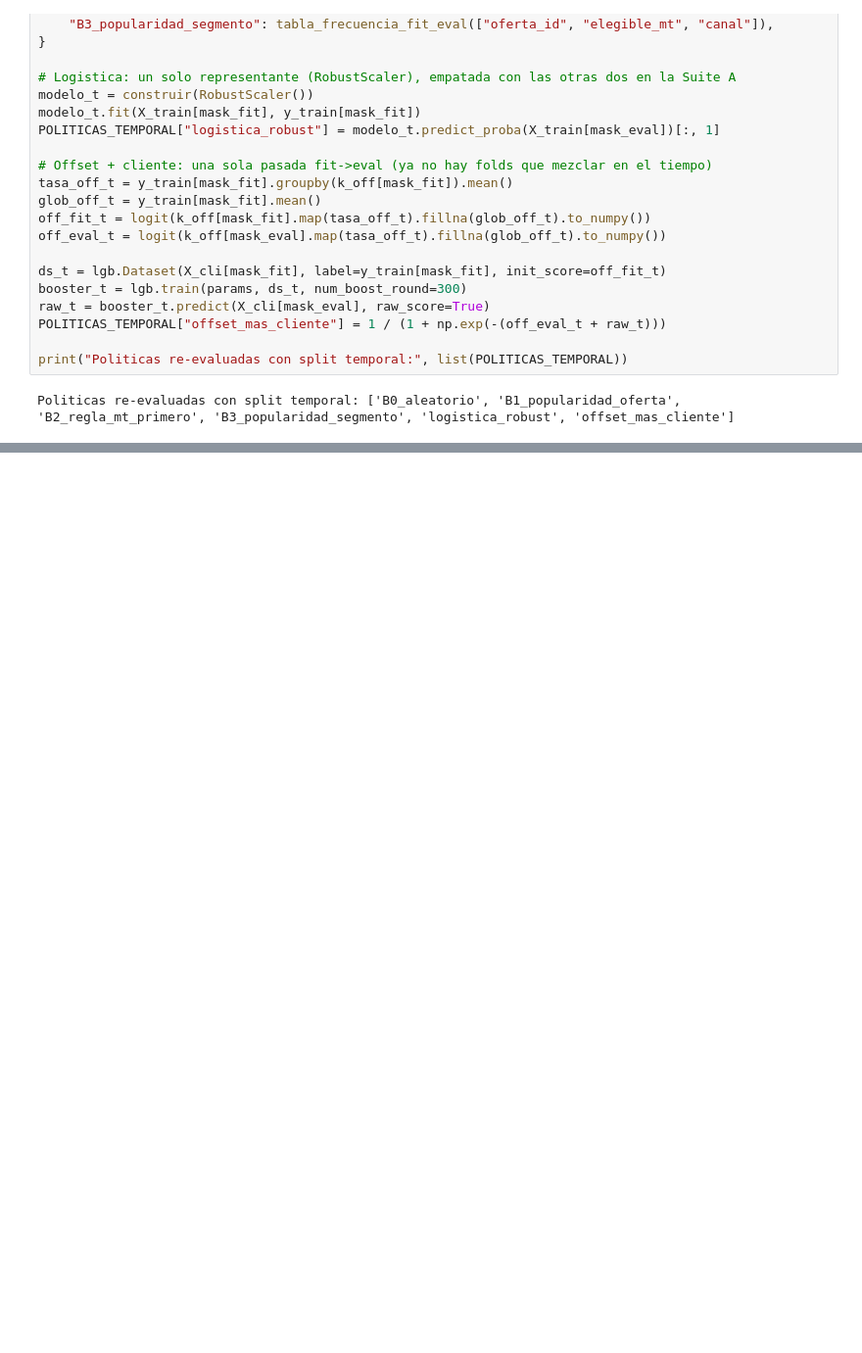
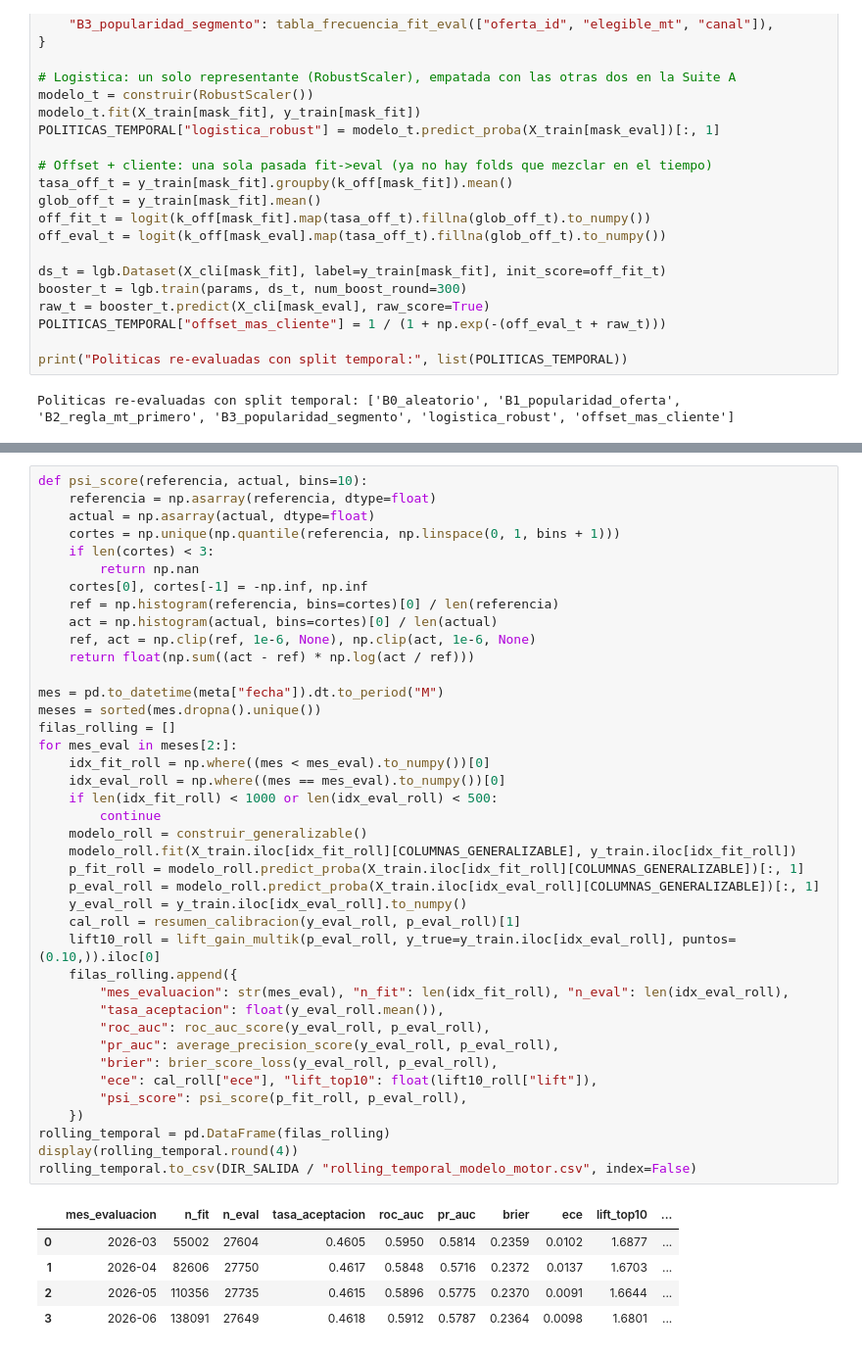
Before and after one commit to Valeriaureta/hacka_movistar, a Jupyter notebook: EDA/benchmark_metricas_comparadas.ipynb, the cells around one changed output, grey strips where cells are left out. Shown at 98% size. Saved outputs shown, nothing was run; the diff lists cells and outputs as text; blank space fills up the shorter version.

```diff
--- a/EDA/benchmark_metricas_comparadas.ipynb
+++ b/EDA/benchmark_metricas_comparadas.ipynb
@@ -1025,0 +1175,46 @@ La Seccion 7 responde una pregunta que las Secciones 3-6 no pueden responder: si
+# %%
+def psi_score(referencia, actual, bins=10):
+    referencia = np.asarray(referencia, dtype=float)
+    actual = np.asarray(actual, dtype=float)
+    cortes = np.unique(np.quantile(referencia, np.linspace(0, 1, bins + 1)))
+    if len(cortes) < 3:
+        return np.nan
+    cortes[0], cortes[-1] = -np.inf, np.inf
+    ref = np.histogram(referencia, bins=cortes)[0] / len(referencia)
+    act = np.histogram(actual, bins=cortes)[0] / len(actual)
+    ref, act = np.clip(ref, 1e-6, None), np.clip(act, 1e-6, None)
+    return float(np.sum((act - ref) * np.log(act / ref)))
+
+mes = pd.to_datetime(meta["fecha"]).dt.to_period("M")
+meses = sorted(mes.dropna().unique())
+filas_rolling = []
+for mes_eval in meses[2:]:
+    idx_fit_roll = np.where((mes < mes_eval).to_numpy())[0]
+    idx_eval_roll = np.where((mes == mes_eval).to_numpy())[0]
+    if len(idx_fit_roll) < 1000 or len(idx_eval_roll) < 500:
+        continue
+    modelo_roll = construir_generalizable()
+    modelo_roll.fit(X_train.iloc[idx_fit_roll][COLUMNAS_GENERALIZABLE], y_train.iloc[idx_fit_roll])
+    p_fit_roll = modelo_roll.predict_proba(X_train.iloc[idx_fit_roll][COLUMNAS_GENERALIZABLE])[:, 1]
+    p_eval_roll = modelo_roll.predict_proba(X_train.iloc[idx_eval_roll][COLUMNAS_GENERALIZABLE])[:, 1]
+    y_eval_roll = y_train.iloc[idx_eval_roll].to_numpy()
+    cal_roll = resumen_calibracion(y_eval_roll, p_eval_roll)[1]
+    lift10_roll = lift_gain_multik(p_eval_roll, y_true=y_train.iloc[idx_eval_roll], puntos=(0.10,)).iloc[0]
+    filas_rolling.append({
+        "mes_evaluacion": str(mes_eval), "n_fit": len(idx_fit_roll), "n_eval": len(idx_eval_roll),
+        "tasa_aceptacion": float(y_eval_roll.mean()),
+        "roc_auc": roc_auc_score(y_eval_roll, p_eval_roll),
+        "pr_auc": average_precision_score(y_eval_roll, p_eval_roll),
+        "brier": brier_score_loss(y_eval_roll, p_eval_roll),
+        "ece": cal_roll["ece"], "lift_top10": float(lift10_roll["lift"]),
+        "psi_score": psi_score(p_fit_roll, p_eval_roll),
+    })
+rolling_temporal = pd.DataFrame(filas_rolling)
+display(rolling_temporal.round(4))
+rolling_temporal.to_csv(DIR_SALIDA / "rolling_temporal_modelo_motor.csv", index=False)
+# %% [output]
+|  | mes_evaluacion | n_fit | n_eval | tasa_aceptacion | roc_auc | pr_auc | brier | ece | lift_top10 | ... |
+| 0 | 2026-03 | 55002 | 27604 | 0.4605 | 0.5950 | 0.5814 | 0.2359 | 0.0102 | 1.6877 | ... |
+| 1 | 2026-04 | 82606 | 27750 | 0.4617 | 0.5848 | 0.5716 | 0.2372 | 0.0137 | 1.6703 | ... |
+| 2 | 2026-05 | 110356 | 27735 | 0.4615 | 0.5896 | 0.5775 | 0.2370 | 0.0091 | 1.6644 | ... |
+| 3 | 2026-06 | 138091 | 27649 | 0.4618 | 0.5912 | 0.5787 | 0.2364 | 0.0098 | 1.6801 | ... |
```
Also changed, not shown: parts of 31 cells of this notebook, 38 other files.
